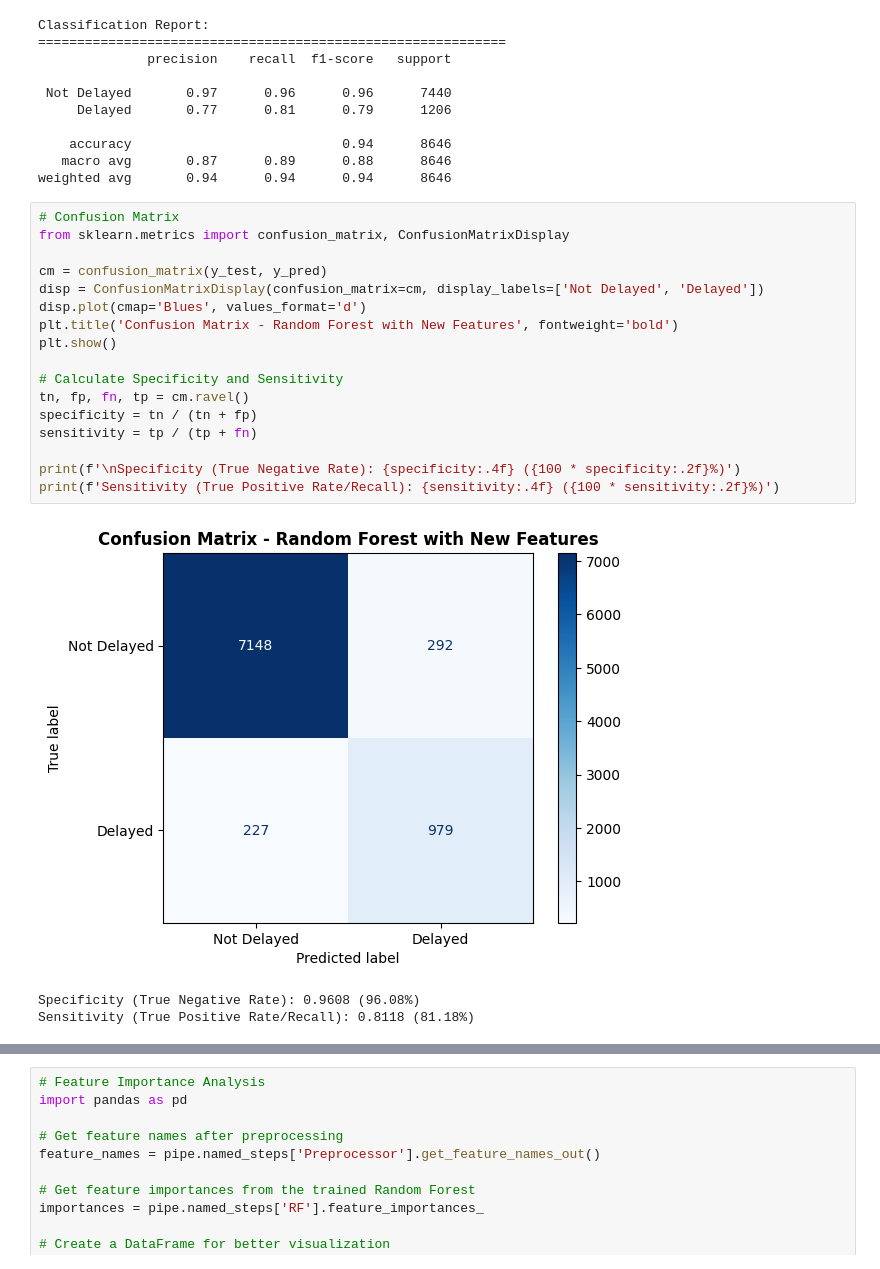
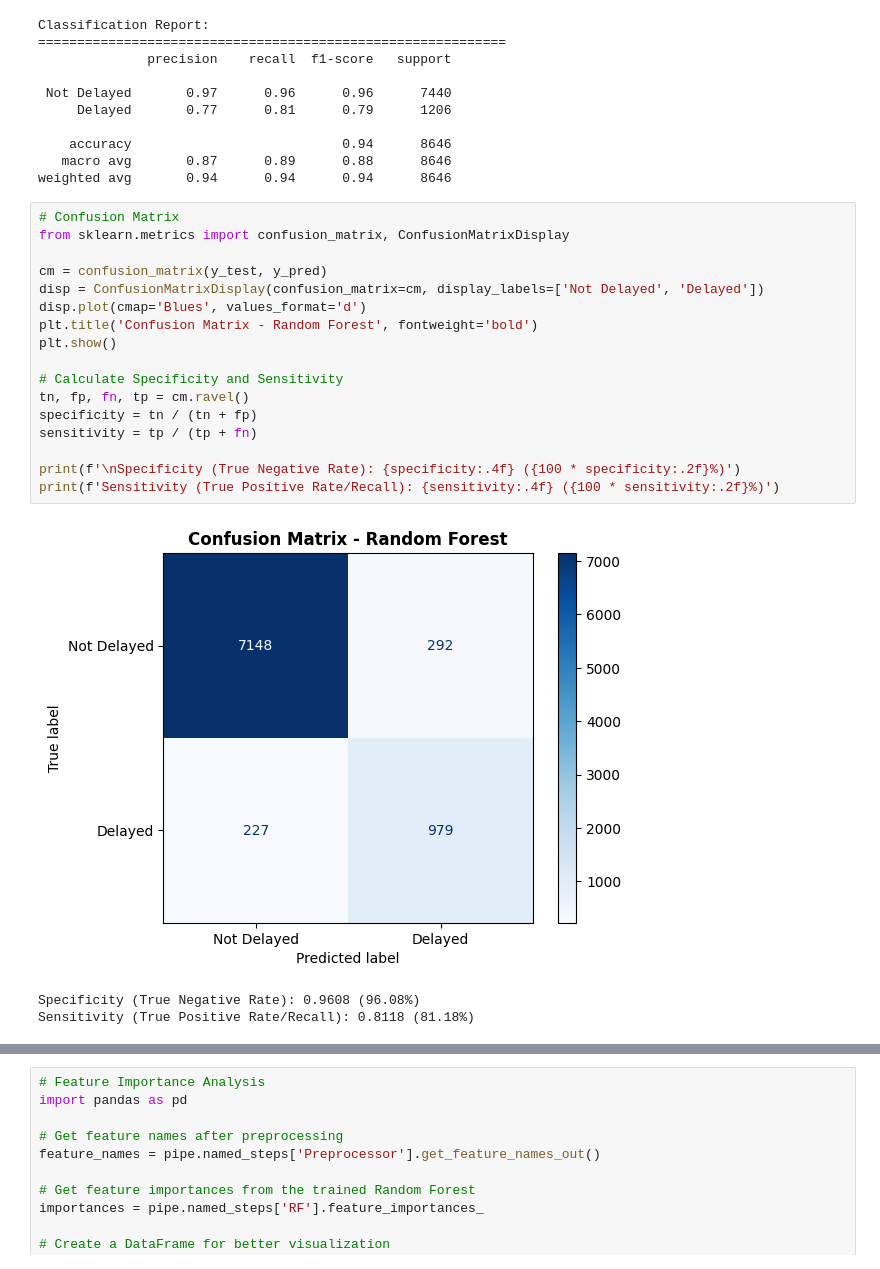
Before and after one commit to faraaz-inc/MinorProject, a Jupyter notebook: experiments3/2-randomForest.ipynb, the cells around one changed output, grey strips where cells are left out. Drawn from its saved outputs; the diff is of its cells as text.

```diff
--- a/experiments3/2-randomForest.ipynb
+++ b/experiments3/2-randomForest.ipynb
@@ -398,22 +392,22 @@ weighted avg       0.94      0.94      0.94      8646
 # %%
 # Confusion Matrix
 from sklearn.metrics import confusion_matrix, ConfusionMatrixDisplay
 
 cm = confusion_matrix(y_test, y_pred)
 disp = ConfusionMatrixDisplay(confusion_matrix=cm, display_labels=['Not Delayed', 'Delayed'])
 disp.plot(cmap='Blues', values_format='d')
-plt.title('Confusion Matrix - Random Forest with New Features', fontweight='bold')
+plt.title('Confusion Matrix - Random Forest', fontweight='bold')
 plt.show()
 
 # Calculate Specificity and Sensitivity
 tn, fp, fn, tp = cm.ravel()
 specificity = tn / (tn + fp)
 sensitivity = tp / (tp + fn)
 
 print(f'\nSpecificity (True Negative Rate): {specificity:.4f} ({100 * specificity:.2f}%)')
 print(f'Sensitivity (True Positive Rate/Recall): {sensitivity:.4f} ({100 * sensitivity:.2f}%)')
 # %% [output]
-[figure, old version]
+[figure, new version]
 Specificity (True Negative Rate): 0.9608 (96.08%)
 Sensitivity (True Positive Rate/Recall): 0.8118 (81.18%)
 # %%
```
Also changed, not shown: parts of 5 cells of this notebook, 11 other files.
